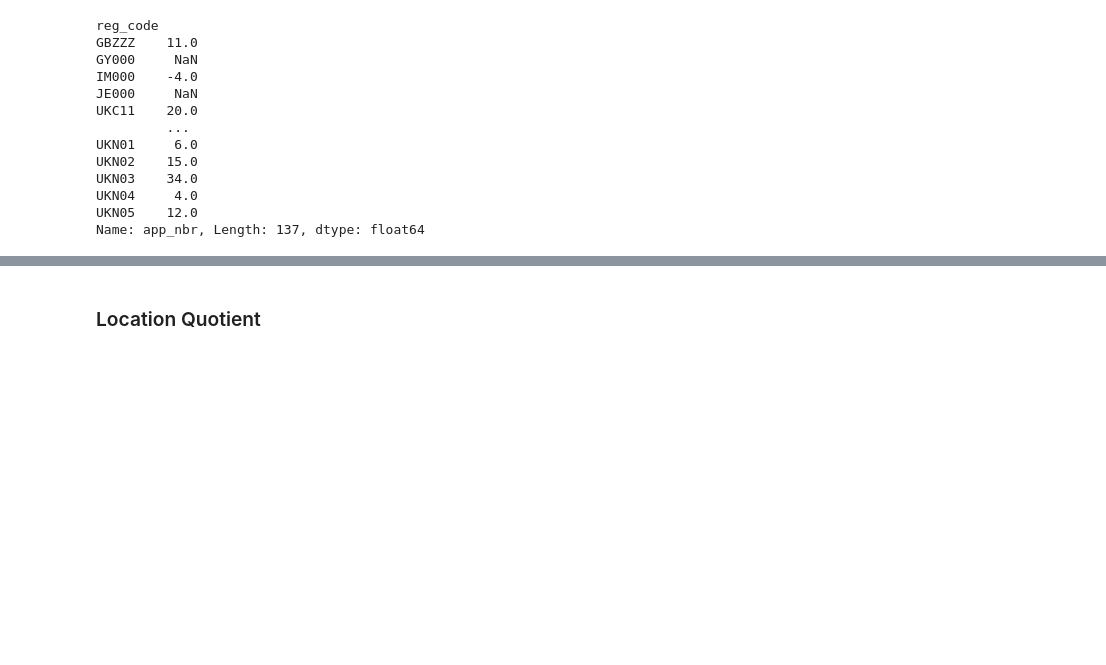
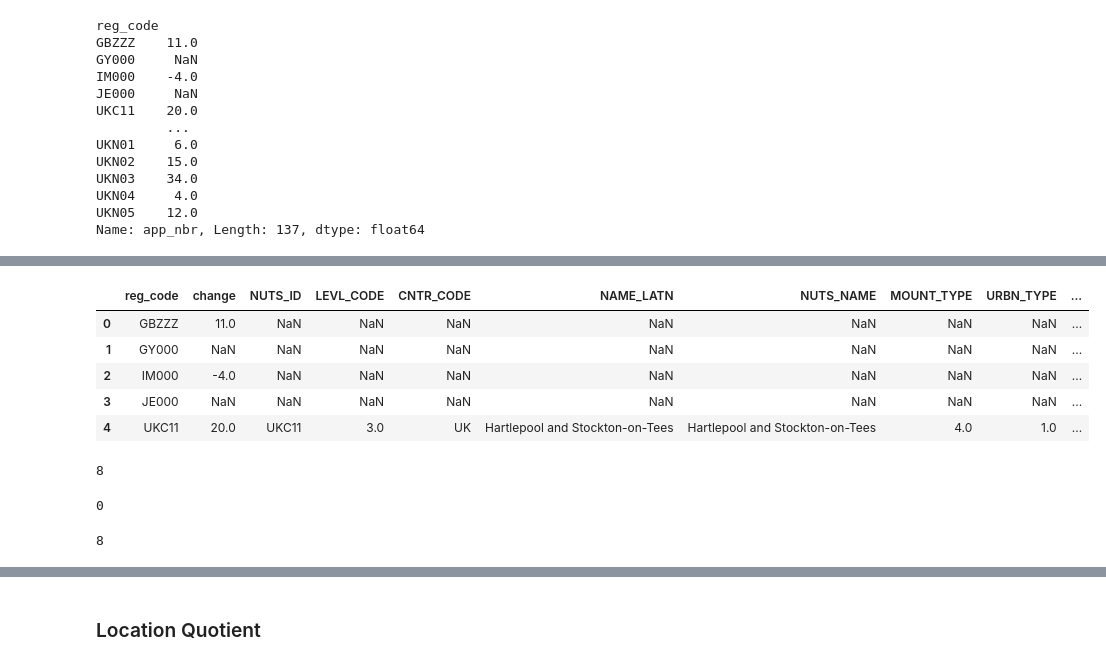
Before and after one commit to zhuoranliu22/dissertation, a Jupyter notebook: Analysis.ipynb, the cells around one changed output, grey strips where cells are left out. Cells and saved outputs as stored; diff of their text form; code cells hidden in the pictures; blank space fills up the shorter version.

```diff
--- a/Analysis.ipynb
+++ b/Analysis.ipynb
@@ -320,0 +324,3 @@ Name: app_nbr, Length: 137, dtype: float64
+# %%
+change_in_patents_df = pd.DataFrame(change_in_patents).reset_index()
+change_in_patents_df.head()
@@ -320,0 +334,15 @@ Name: app_nbr, Length: 137, dtype: float64
+# %%
+new_change = pd.DataFrame(columns=change_in_patents_df.columns)
+
+for idx, row in change_in_patents_df.iterrows():
+    if row['reg_code'] in mapping_dict:
+        for new_code in mapping_dict[row['reg_code']]:
+            # Create a new row with the new region code and the same values
+            new_row = row.copy()
+            new_row['reg_code'] = new_code
+            new_change = new_change.append(new_row)
+    else:
+        new_change = new_change.append(row)
+new_change = new_change.reset_index(drop=True)
+new_change.columns = ['reg_code','change']
+new_change.head()
@@ -320,0 +387,14 @@ Name: app_nbr, Length: 137, dtype: float64
+# %%
+change_gdf = new_change.merge(gdf, left_on='reg_code', right_on='NUTS_ID', how='left')
+change_gdf.head()
+# %% [output]
+|  | reg_code | change | NUTS_ID | LEVL_CODE | CNTR_CODE | NAME_LATN | NUTS_NAME | MOUNT_TYPE | URBN_TYPE | ... |
+| 0 | GBZZZ | 11.0 | NaN | NaN | NaN | NaN | NaN | NaN | NaN | ... |
+| 1 | GY000 | NaN | NaN | NaN | NaN | NaN | NaN | NaN | NaN | ... |
+| 2 | IM000 | -4.0 | NaN | NaN | NaN | NaN | NaN | NaN | NaN | ... |
+| 3 | JE000 | NaN | NaN | NaN | NaN | NaN | NaN | NaN | NaN | ... |
+| 4 | UKC11 | 20.0 | UKC11 | 3.0 | UK | Hartlepool and Stockton-on-Tees | Hartlepool and Stockton-on-Tees | 4.0 | 1.0 | ... |
+# %%
+print(change_gdf['NUTS_ID'].isna().sum())
+# %% [output]
+8
@@ -320,0 +403,8 @@ Name: app_nbr, Length: 137, dtype: float64
+# %%
+print(change_gdf['NUTS_ID'].isna().sum())
+# %% [output]
+0
+# %%
+print(change_gdf['change'].isna().sum())
+# %% [output]
+8
```
Also changed, not shown: parts of 16 cells of this notebook, 1 other file.
